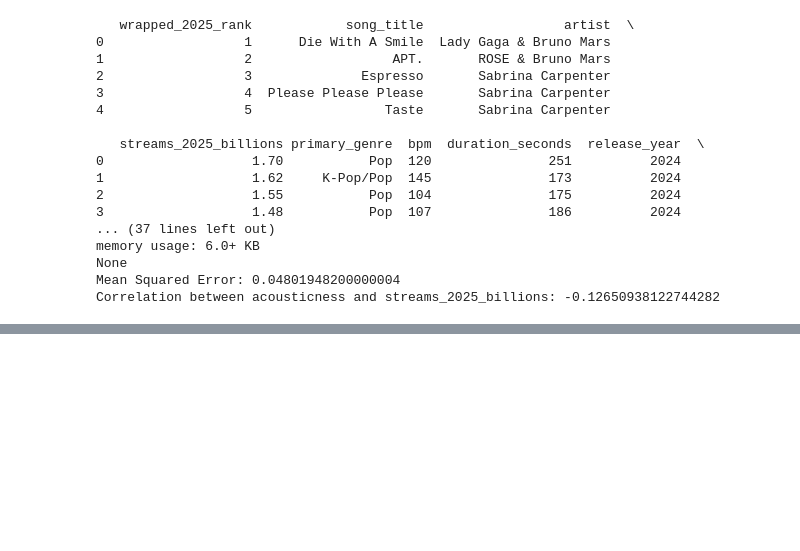
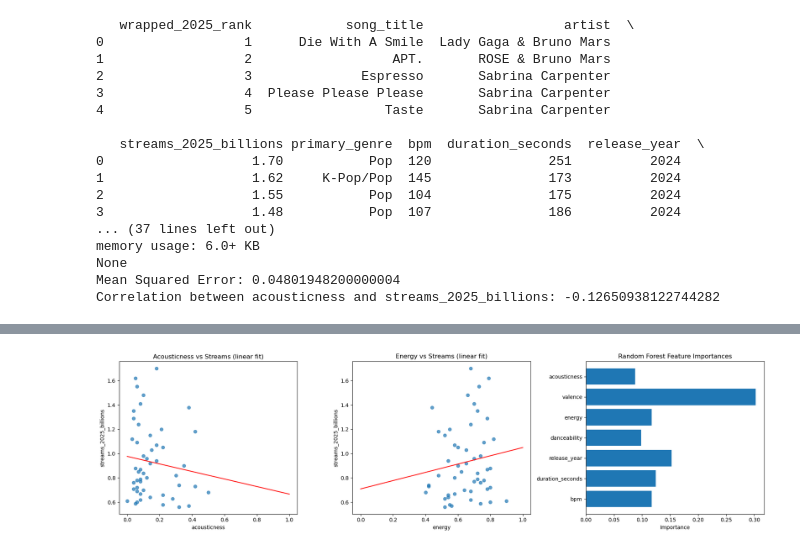
Before and after one commit to JaydinRethmel/Artificial-Intelligence-Assignment-2, a Jupyter notebook: Assignment 2 Learn.ipynb, the cells around one changed output, grey strips where cells are left out. Cells and saved outputs as stored; diff of their text form; code cells hidden in the pictures; blank space fills up the shorter version.

Commit message:
Completed Code portion of assignment
Created graphs to view other data points and created a conclusion to breakdown all important details

```diff
--- a/Assignment 2 Learn.ipynb
+++ b/Assignment 2 Learn.ipynb
@@ -79,0 +84,39 @@ Correlation between acousticness and streams_2025_billions: -0.12650938122744282
+# %%
+import numpy as np
+import matplotlib.pyplot as plt
+from sklearn.linear_model import LinearRegression
+
+# 1) Scatter + linear regression line for acousticness vs streams
+X_acoustic = df[['acousticness']].values
+y_streams = df['streams_2025_billions'].values
+lr = LinearRegression().fit(X_acoustic, y_streams)
+y_pred_line = lr.predict(np.linspace(0, 1, 200).reshape(-1, 1))
+
+fig, axs = plt.subplots(1, 3, figsize=(18, 5))
+axs[0].scatter(X_acoustic, y_streams, alpha=0.7)
+axs[0].plot(np.linspace(0, 1, 200), y_pred_line, color='red')
+axs[0].set_title('Acousticness vs Streams (linear fit)')
+axs[0].set_xlabel('acousticness')
+axs[0].set_ylabel('streams_2025_billions')
+
+# 2) Scatter + linear regression line for energy vs streams
+X_energy = df[['energy']].values
+lr_energy = LinearRegression().fit(X_energy, y_streams)
+y_pred_energy = lr_energy.predict(np.linspace(0, 1, 200).reshape(-1, 1))
+axs[1].scatter(X_energy, y_streams, alpha=0.7)
+axs[1].plot(np.linspace(0, 1, 200), y_pred_energy, color='red')
+axs[1].set_title('Energy vs Streams (linear fit)')
+axs[1].set_xlabel('energy')
+axs[1].set_ylabel('streams_2025_billions')
+
+# 3) Feature importance from the ensemble model (correlation proxy)
+importances = model.feature_importances_
+feature_names = features
+axs[2].barh(feature_names, importances, color='tab:blue')
+axs[2].set_title('Random Forest Feature Importances')
+axs[2].set_xlabel('Importance')
+
+plt.tight_layout()
+plt.show()
+# %% [output]
+[figure, added]
```
Also changed, not shown: parts of 3 cells of this notebook.
